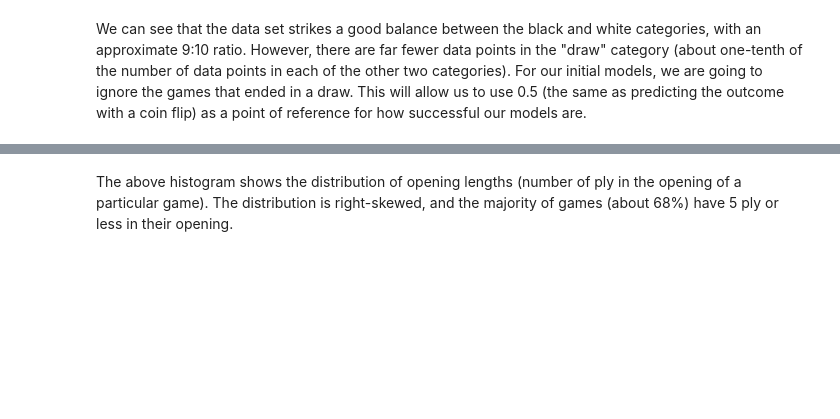
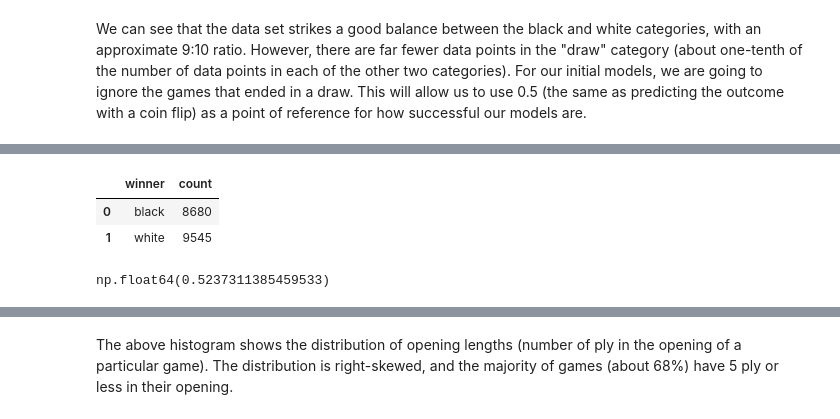
Before and after one commit to Caleb-Neal-Smith/5220_Project, a Jupyter notebook: 5220_Project.ipynb, the cells around one changed output, grey strips where cells are left out. Drawn from its saved outputs; the diff is of its cells as text; code cells hidden in the pictures; blank space fills up the shorter version.

```diff
--- a/5220_Project.ipynb
+++ b/5220_Project.ipynb
@@ -211,3 +163,13 @@ plt.bar(x=balance['winner'], height=balance['count'])
+# %%
+balance
+# %% [output]
+|  | winner | count |
+| 0 | black | 8680 |
+| 1 | white | 9545 |
+# %%
+balance.loc[1, 'count'] / (balance.loc[0, 'count'] + balance.loc[1, 'count'])
+# %% [output]
+np.float64(0.5237311385459533)
 # %%
 # IMPORTANT NOTE TO SELF (Caleb): Should I change this wording to "ply" instead of "moves"?
 print(f"Maximum number of moves in an opening (in this data): {games['opening_ply'].max()}")
```
Also changed, not shown: parts of 47 cells of this notebook.
